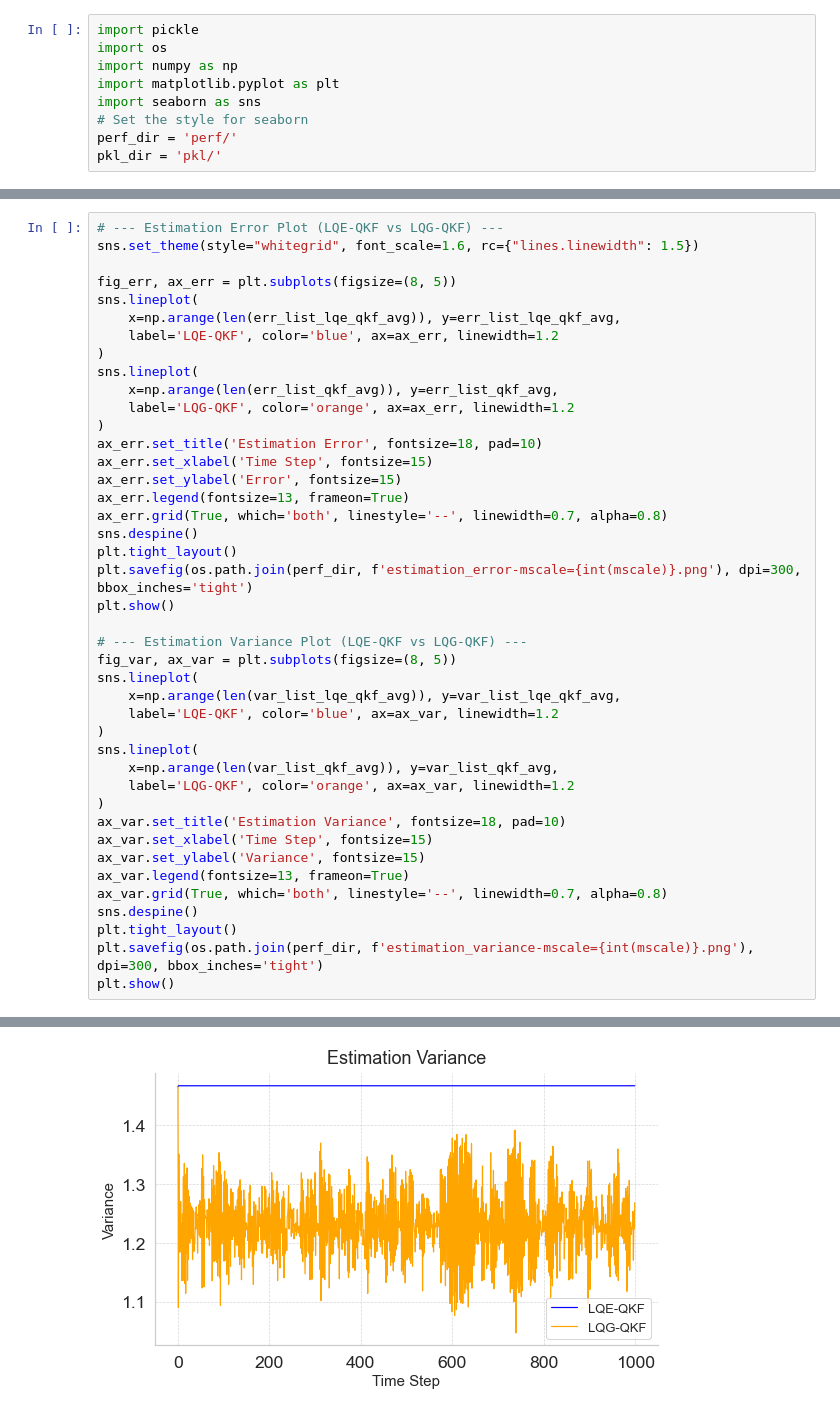
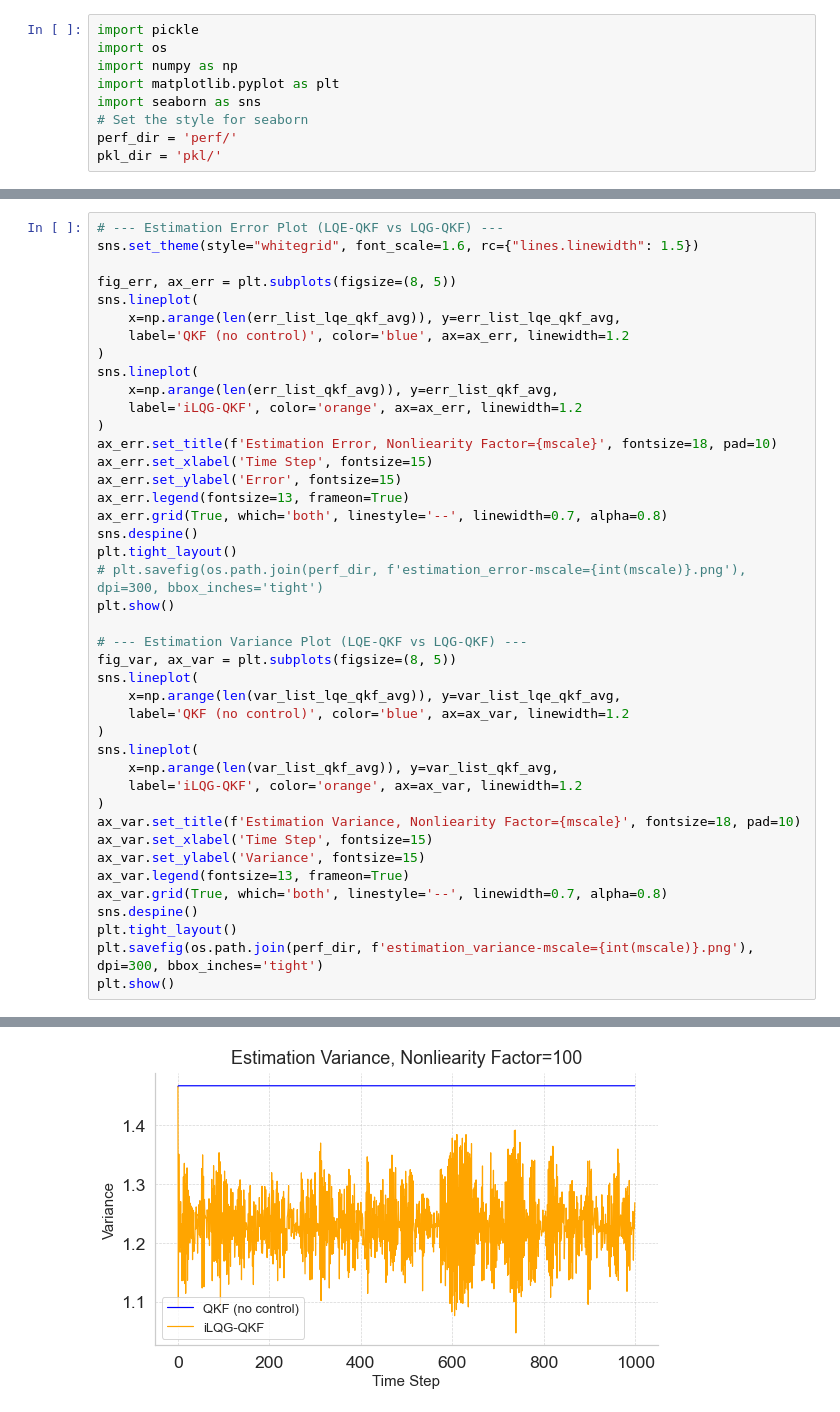
Before and after one commit to tengyoux297/LQG_EKF, a Jupyter notebook: LQG_QKF/plot_perf.ipynb, the cells around one changed output, grey strips where cells are left out. Drawn from its saved outputs; the diff is of its cells as text.

```diff
--- a/LQG_QKF/plot_perf.ipynb
+++ b/LQG_QKF/plot_perf.ipynb
@@ -41,33 +41,33 @@ sns.set_theme(style="whitegrid", font_scale=1.6, rc={"lines.linewidth": 1.5})
 fig_err, ax_err = plt.subplots(figsize=(8, 5))
 sns.lineplot(
     x=np.arange(len(err_list_lqe_qkf_avg)), y=err_list_lqe_qkf_avg,
-    label='LQE-QKF', color='blue', ax=ax_err, linewidth=1.2
+    label='QKF (no control)', color='blue', ax=ax_err, linewidth=1.2
 )
 sns.lineplot(
     x=np.arange(len(err_list_qkf_avg)), y=err_list_qkf_avg,
-    label='LQG-QKF', color='orange', ax=ax_err, linewidth=1.2
+    label='iLQG-QKF', color='orange', ax=ax_err, linewidth=1.2
 )
-ax_err.set_title('Estimation Error', fontsize=18, pad=10)
+ax_err.set_title(f'Estimation Error, Nonliearity Factor={mscale}', fontsize=18, pad=10)
 ax_err.set_xlabel('Time Step', fontsize=15)
 ax_err.set_ylabel('Error', fontsize=15)
 ax_err.legend(fontsize=13, frameon=True)
 ax_err.grid(True, which='both', linestyle='--', linewidth=0.7, alpha=0.8)
 sns.despine()
 plt.tight_layout()
-plt.savefig(os.path.join(perf_dir, f'estimation_error-mscale={int(mscale)}.png'), dpi=300, bbox_inches='tight')
+# plt.savefig(os.path.join(perf_dir, f'estimation_error-mscale={int(mscale)}.png'), dpi=300, bbox_inches='tight')
 plt.show()
 
 # --- Estimation Variance Plot (LQE-QKF vs LQG-QKF) ---
 fig_var, ax_var = plt.subplots(figsize=(8, 5))
 sns.lineplot(
     x=np.arange(len(var_list_lqe_qkf_avg)), y=var_list_lqe_qkf_avg,
-    label='LQE-QKF', color='blue', ax=ax_var, linewidth=1.2
+    label='QKF (no control)', color='blue', ax=ax_var, linewidth=1.2
 )
 sns.lineplot(
     x=np.arange(len(var_list_qkf_avg)), y=var_list_qkf_avg,
-    label='LQG-QKF', color='orange', ax=ax_var, linewidth=1.2
+    label='iLQG-QKF', color='orange', ax=ax_var, linewidth=1.2
 )
-ax_var.set_title('Estimation Variance', fontsize=18, pad=10)
+ax_var.set_title(f'Estimation Variance, Nonliearity Factor={mscale}', fontsize=18, pad=10)
 ax_var.set_xlabel('Time Step', fontsize=15)
 ax_var.set_ylabel('Variance', fontsize=15)
 ax_var.legend(fontsize=13, frameon=True)
@@ -81,4 +81,4 @@ plt.show()
-[figure, old version]
+[figure, new version]
 # %%
 # --- Estimation Error Plot ---
 sns.set_theme(style="whitegrid", font_scale=1.6, rc={"lines.linewidth": 1.5})
```
Also changed, not shown: parts of 6 cells of this notebook, 17 other files.
